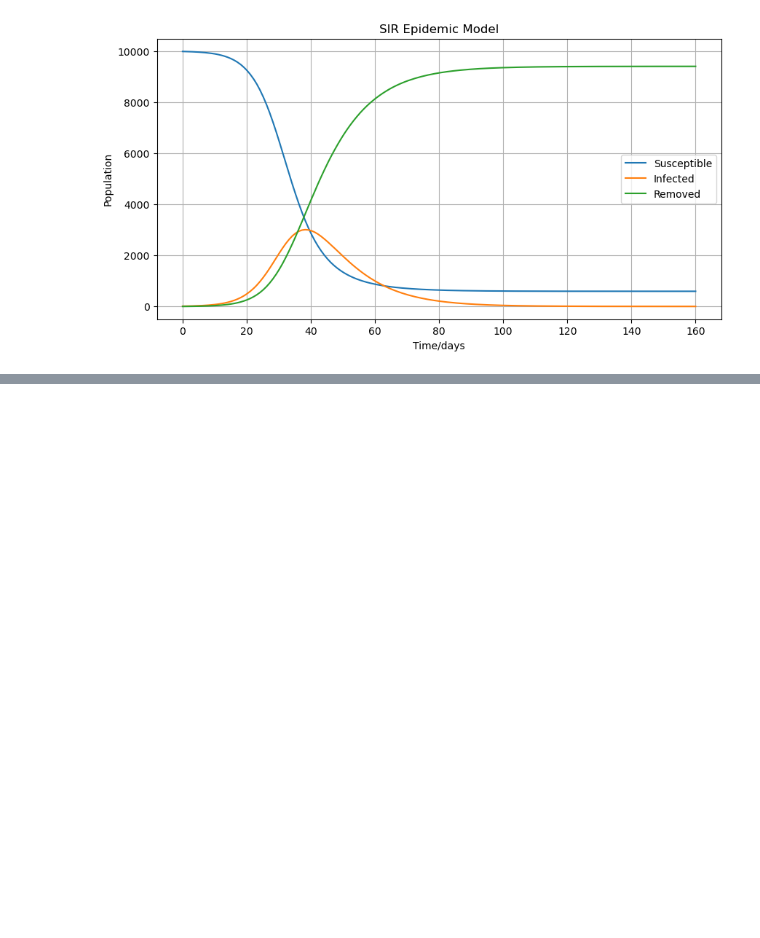
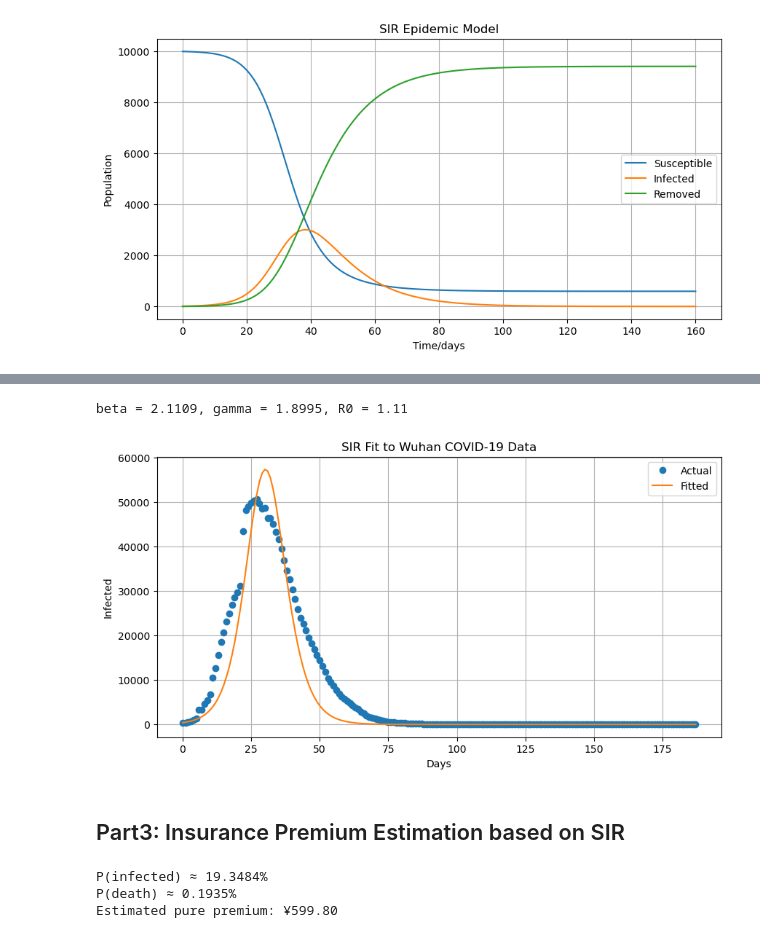
Before and after one commit to zcheng32/premium-reserve-sir, a Jupyter notebook: SIR_model.ipynb, the cells around one changed output, grey strips where cells are left out. Saved outputs shown, nothing was run; the diff lists cells and outputs as text; code cells hidden in the pictures; blank space fills up the shorter version.

Commit message:
data-driven SIR premium & reserve model

```diff
--- a/SIR_model.ipynb
+++ b/SIR_model.ipynb
@@ -39,0 +64,67 @@ plt.show()
+# %%
+N = 11000000
+I_data = confirmed - recovered - deaths
+R_data = recovered + deaths
+S_data = N - I_data - R_data
+t = np.arange(len(I_data))
+# %%
+from scipy.integrate import odeint
+from scipy.optimize import curve_fit
+import numpy as np
+
+def deriv(y, t, N, beta, gamma):
+    S, I, R = y
+    dSdt = -beta * S * I / N
+    dIdt = beta * S * I / N - gamma * I
+    dRdt = gamma * I
+    return dSdt, dIdt, dRdt
+
+def solve_SIR(t, beta, gamma):
+    y0 = S_data[0], I_data[0], R_data[0]
+    ret = odeint(deriv, y0, t, args=(N, beta, gamma))
+    return ret[:, 1]
+
+popt, _ = curve_fit(solve_SIR, t, I_data, p0=[0.4, 0.1])
+beta_fit, gamma_fit = popt
+print(f"beta = {beta_fit:.4f}, gamma = {gamma_fit:.4f}, R0 = {beta_fit/gamma_fit:.2f}")
+# %% [output]
+beta = 2.1109, gamma = 1.8995, R0 = 1.11
+# %%
+import matplotlib.pyplot as plt
+
+I_fit = solve_SIR(t, beta_fit, gamma_fit)
+
+plt.figure(figsize=(10, 5))
+plt.plot(t, I_data, 'o', label='Actual')
+plt.plot(t, I_fit, '-', label='Fitted')
+plt.legend()
+plt.grid()
+plt.title("SIR Fit to Wuhan COVID-19 Data")
+plt.xlabel("Days")
+plt.ylabel("Infected")
+plt.show()
+# %% [output]
+[figure, added]
+# %% [markdown]
+## Part3: Insurance Premium Estimation based on SIR
+# %%
+S, I, R = odeint(deriv, (S_data[0], I_data[0], R_data[0]), t, args=(N, beta_fit, gamma_fit)).T
+
+X1 = 3000     # Payout for infection
+X2 = 10000    # Payout for death
+p = 0.01      # Probability of death given infection
+
+# Compute infection and death probabilities from SIR solution
+P_infected = (S_data[0] - S[-1]) / N
+P_death = p * P_infected
+
+# Compute the expected pure premium (no loading or discounting)
+pure_premium = X1 * P_infected + X2 * P_death
+
+print(f"P(infected) ≈ {P_infected:.4%}")
+print(f"P(death) ≈ {P_death:.4%}")
+print(f"Estimated pure premium: ¥{pure_premium:.2f}")
+# %% [output]
+P(infected) ≈ 19.3484%
+P(death) ≈ 0.1935%
+Estimated pure premium: ¥599.80
```
Also changed, not shown: parts of 9 cells of this notebook, 2 other files.
